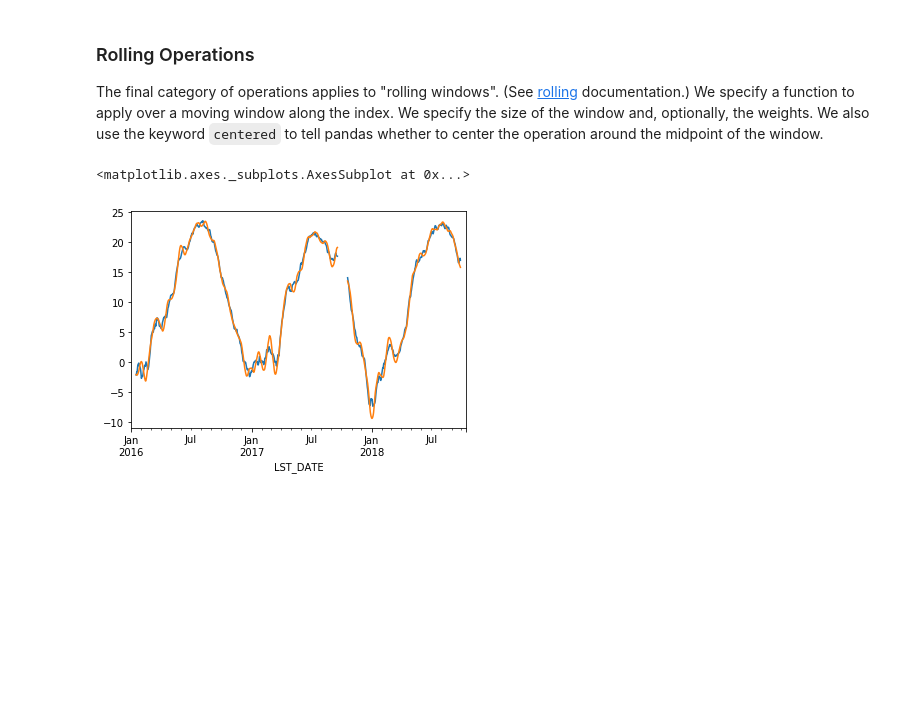
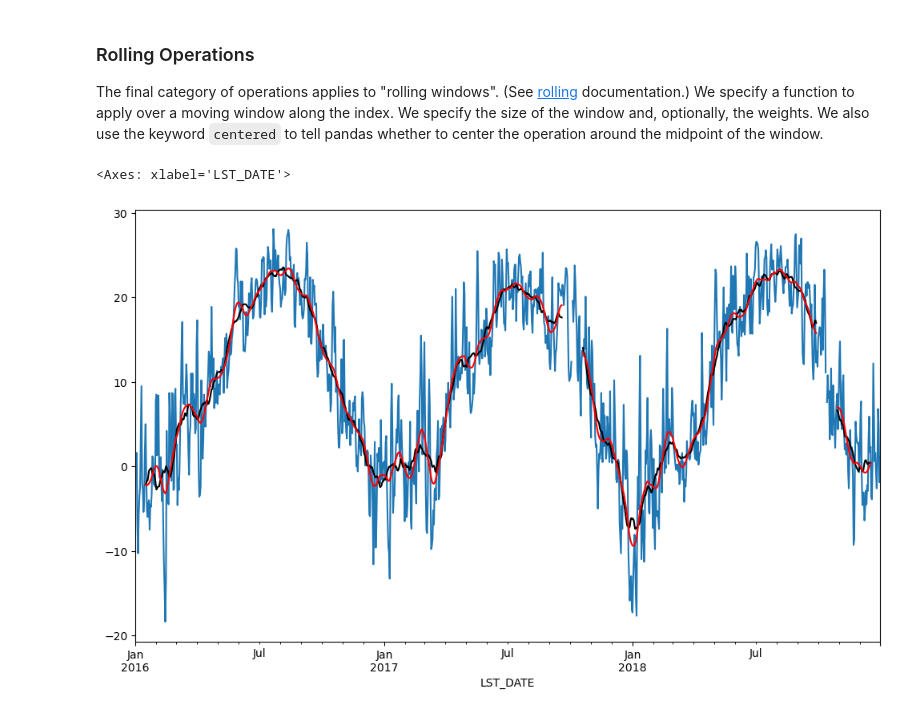
Before and after one commit to yutianwuldeo/GR6901, a Jupyter notebook: week8_pandas_groupby.ipynb, the cells around one changed output. Cells and saved outputs as stored; diff of their text form; code cells hidden in the pictures; blank space fills up the shorter version.

```diff
--- a/week8_pandas_groupby.ipynb
+++ b/week8_pandas_groupby.ipynb
@@ -307,18 +319,18 @@ import pandas as pd
 
 header_url = 'ftp://ftp.ncdc.noaa.gov/pub/data/uscrn/products/daily01/HEADERS.txt'
 with urllib.request.urlopen(header_url) as response:
-    data = response.read().decode('utf-8')
+    data = response.read().decode('utf-8') # convert bytes to string objects
 lines = data.split('\n')
-headers = lines[1].split(' ')
+headers = lines[1].split(' ') # split strings around given separator/delimiter
 
 ftp_base = 'ftp://ftp.ncdc.noaa.gov/pub/data/uscrn/products/daily01/'
 dframes = []
 for year in range(2016, 2019):
     data_url = f'{year}/CRND0103-{year}-NY_Millbrook_3_W.txt'
     df = pd.read_csv(ftp_base + data_url, parse_dates=[1],
-                     names=headers, header=None, sep='\s+',
+                     names=headers, header=None, sep='\\s+', # names: sequence of column labels to apply
                      na_values=[-9999.0, -99.0])
     dframes.append(df)
 
-df = pd.concat(dframes)
+df = pd.concat(dframes) # concatenate pandas objects along a particular axis (axis=0 by default)
 df = df.set_index('LST_DATE')
@@ -392,0 +436,3 @@ A common mode of analysis in climate science is to remove the climatology from a
+# %%
+df = df.drop(columns='SUR_TEMP_DAILY_TYPE')
+df
@@ -421,8 +491,11 @@ df.resample('M').max().plot(y='T_DAILY_MAX', marker='o')
 
 The final category of operations applies to "rolling windows". (See [rolling](https://pandas.pydata.org/pandas-docs/stable/generated/pandas.DataFrame.rolling.html) documentation.) We specify a function to apply over a moving window along the index. We specify the size of the window and, optionally, the weights. We also use the keyword `centered` to tell pandas whether to center the operation around the midpoint of the window.
 # %%
-df.rolling(30, center=True).T_DAILY_MEAN.mean().plot()
-df.rolling(30, center=True, win_type='triang').T_DAILY_MEAN.mean().plot()
+df.T_DAILY_MEAN.plot()
+df.rolling(30, center=True).T_DAILY_MEAN.mean().plot(color='k')
+df.rolling(30, center=True, win_type='triang').T_DAILY_MEAN.mean().plot(color='r')
+# win_type: specifies the type of window to use for the rolling calculation
+# a triangular window gives more weight to the central values in the window and less weight to the values at the edges
 # %% [output]
-<matplotlib.axes._subplots.AxesSubplot at 0x...>
+<Axes: xlabel='LST_DATE'>
-[figure, old version]
+[figure, new version]
```
Also changed, not shown: parts of 18 cells of this notebook.
